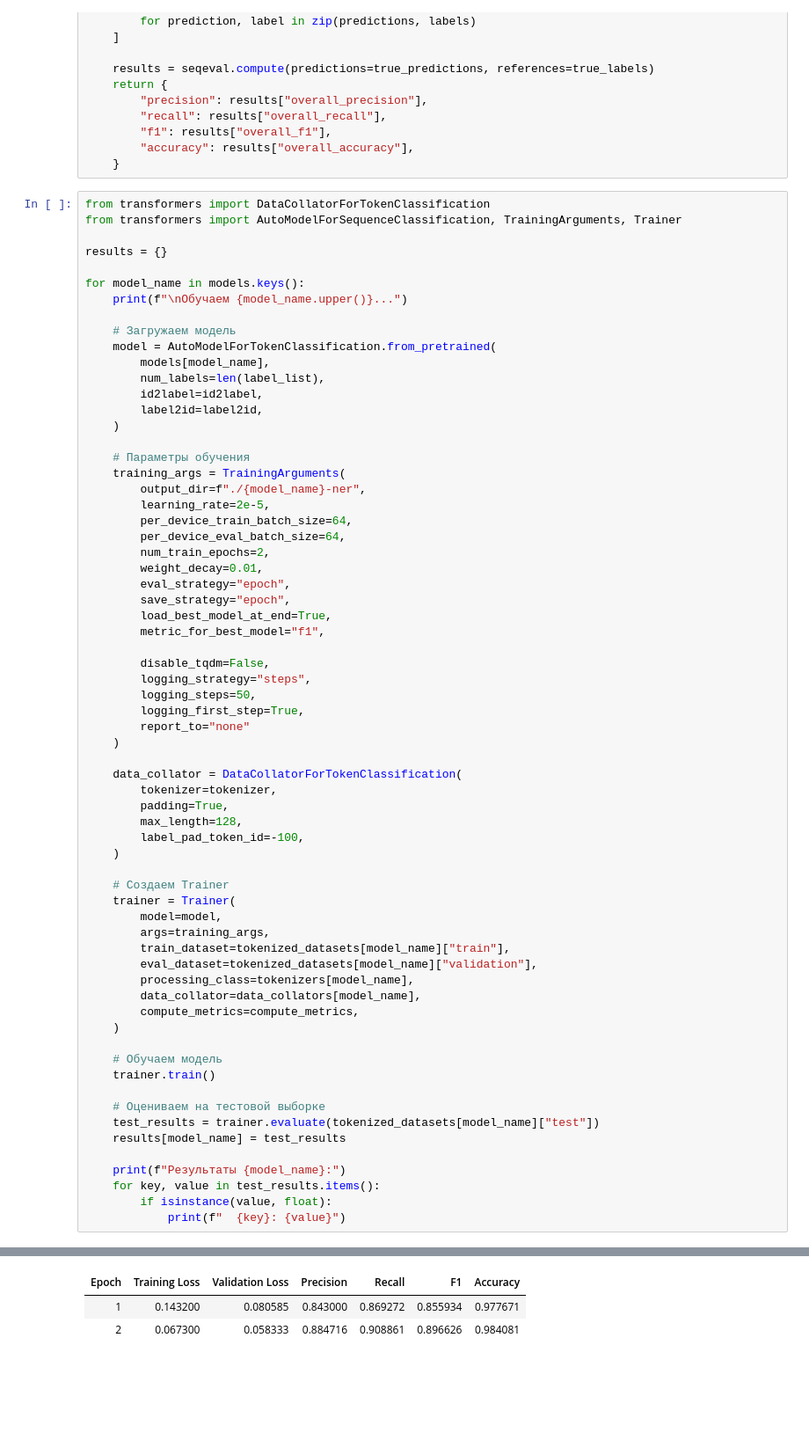
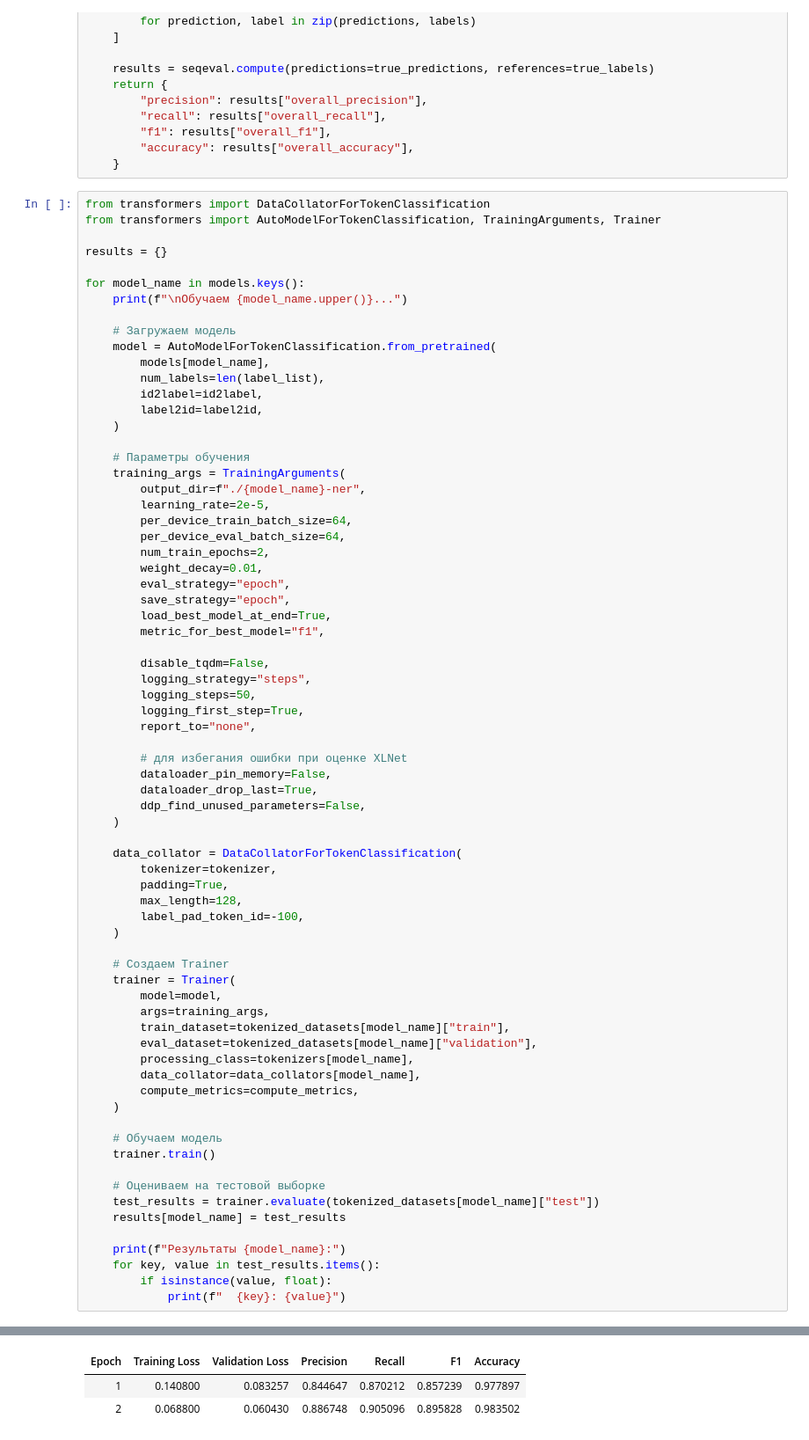
Before and after one commit to comprock15/NLP, a Jupyter notebook: 04_assignment/04_assignment.ipynb, the cells around one changed output, grey strips where cells are left out. Shown at 88% size. Saved outputs shown, nothing was run; the diff lists cells and outputs as text; blank space fills up the shorter version.

Commit message:
[hw 04]: fix error when evaluating XLNet

```diff
--- a/04_assignment/04_assignment.ipynb
+++ b/04_assignment/04_assignment.ipynb
@@ -581,7 +581,7 @@ def compute_metrics(p):
     }
 # %%
 from transformers import DataCollatorForTokenClassification
-from transformers import AutoModelForSequenceClassification, TrainingArguments, Trainer
+from transformers import AutoModelForTokenClassification, TrainingArguments, Trainer
 
 results = {}
 
@@ -613,7 +613,12 @@ for model_name in models.keys():
         logging_strategy="steps",
         logging_steps=50,
         logging_first_step=True,
-        report_to="none"
+        report_to="none",
+
+        # для избегания ошибки при оценке XLNet
+        dataloader_pin_memory=False,
+        dataloader_drop_last=True,
+        ddp_find_unused_parameters=False,
     )
 
     data_collator = DataCollatorForTokenClassification(
@@ -653,3 +658,3 @@ You should probably TRAIN this model on a down-stream task to be able to use it
 | Epoch | Training Loss | Validation Loss | Precision | Recall | F1 | Accuracy |
-| 1 | 0.143200 | 0.080585 | 0.843000 | 0.869272 | 0.855934 | 0.977671 |
-| 2 | 0.067300 | 0.058333 | 0.884716 | 0.908861 | 0.896626 | 0.984081 |
+| 1 | 0.140800 | 0.083257 | 0.844647 | 0.870212 | 0.857239 | 0.977897 |
+| 2 | 0.068800 | 0.060430 | 0.886748 | 0.905096 | 0.895828 | 0.983502 |
```
Also changed, not shown: parts of 6 cells of this notebook.
